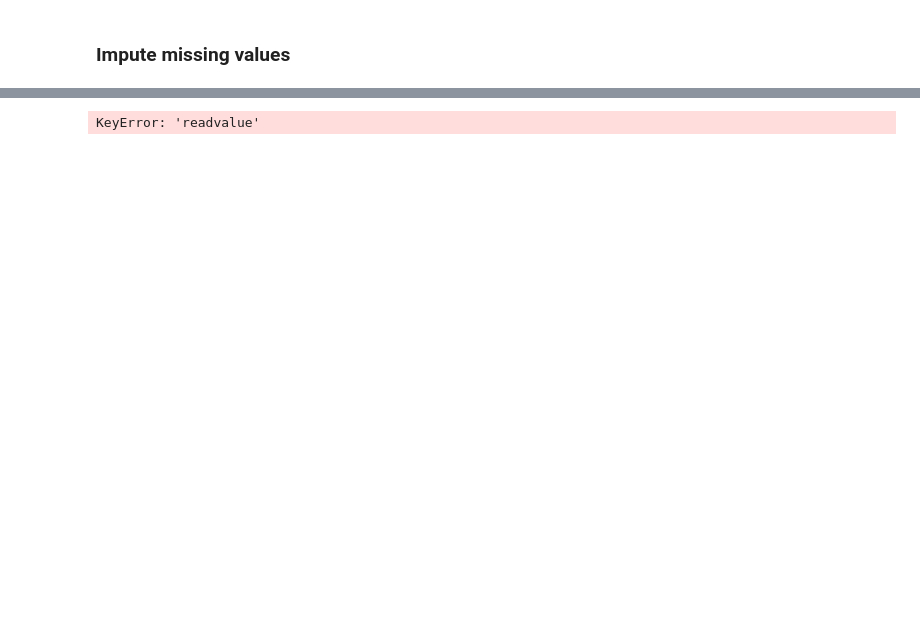
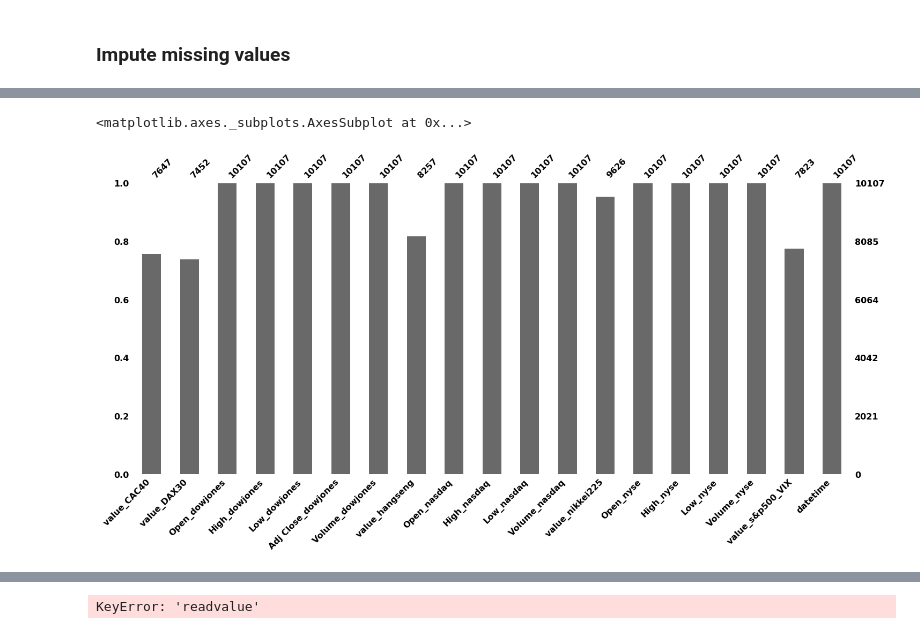
Before and after one commit to F1nalFortune/NYSE-JPM, a Jupyter notebook: data_analysis.ipynb, the cells around one changed output, grey strips where cells are left out. Drawn from its saved outputs; the diff is of its cells as text; code cells hidden in the pictures; blank space fills up the shorter version.

```diff
--- a/data_analysis.ipynb
+++ b/data_analysis.ipynb
@@ -116,3 +110,5 @@ plt.show()
-# %%
-for val in df.columns.tolist():
-  df[val]=df[val].interpolate()
+# %%
+msno.bar(df)
+# %% [output]
+<matplotlib.axes._subplots.AxesSubplot at 0x...>
+[figure, added]
```
Also changed, not shown: parts of 12 cells of this notebook.
